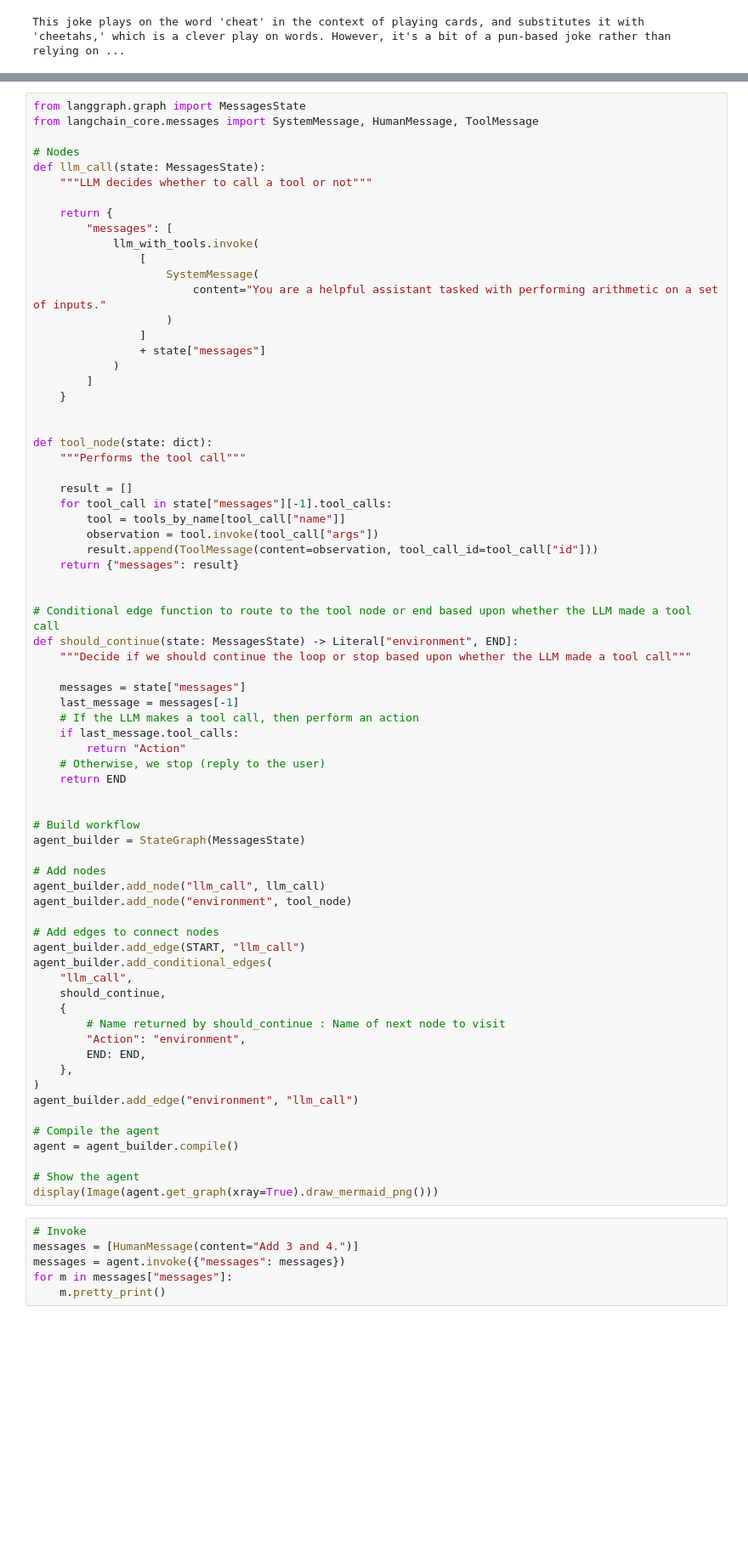
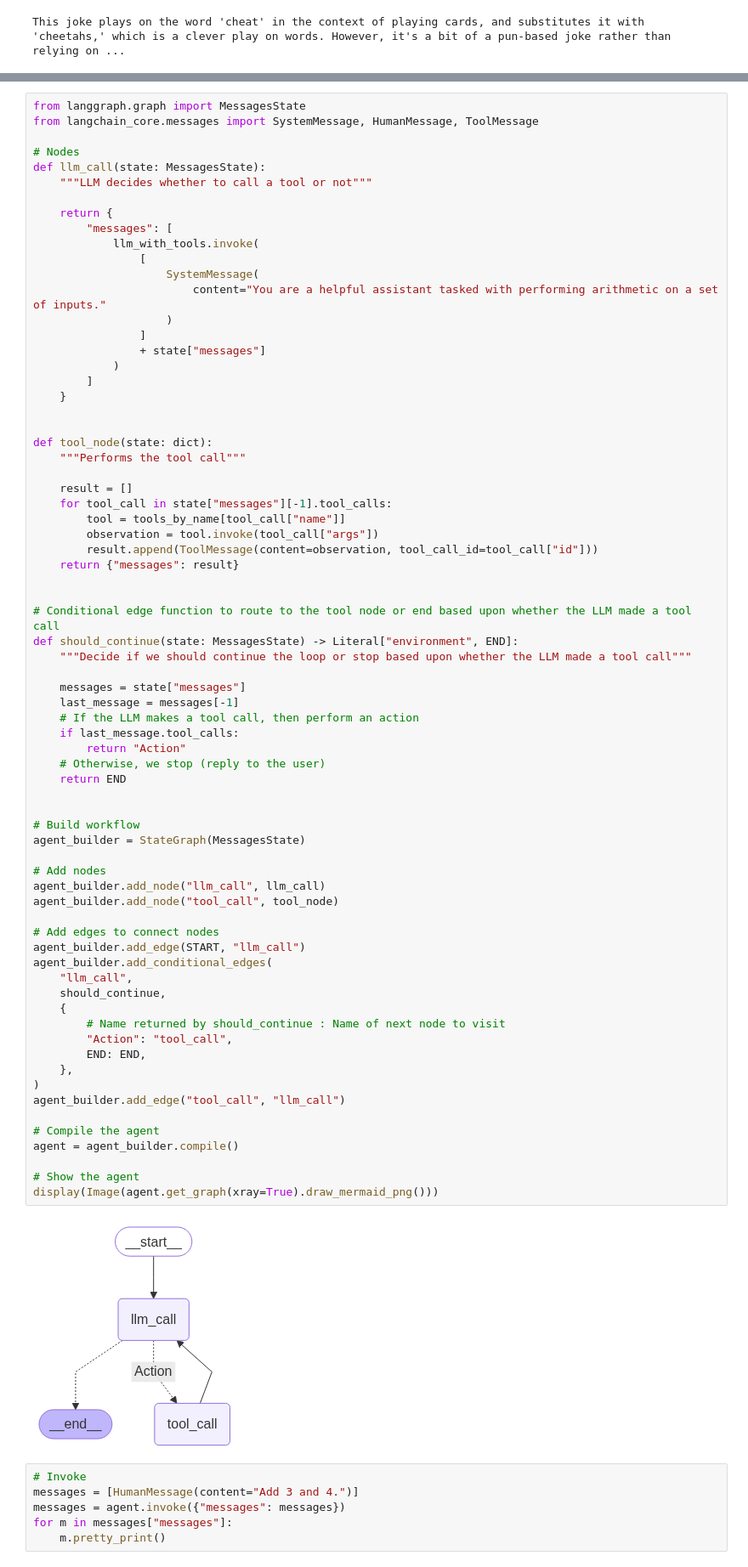
Before and after one commit to yeesem/LangGraph-AI-Agent, a Jupyter notebook: Workflow and Agent.ipynb, the cells around one changed output, grey strips where cells are left out. Shown: that part at 85% size. Saved outputs shown, nothing was run; the diff lists cells and outputs as text; blank space fills up the shorter version.

```diff
--- a/Workflow and Agent.ipynb
+++ b/Workflow and Agent.ipynb
@@ -721,36 +721,38 @@ def should_continue(state: MessagesState) -> Literal["environment", END]:
     last_message = messages[-1]
     # If the LLM makes a tool call, then perform an action
     if last_message.tool_calls:
         return "Action"
     # Otherwise, we stop (reply to the user)
     return END
 
 
 # Build workflow
 agent_builder = StateGraph(MessagesState)
 
 # Add nodes
 agent_builder.add_node("llm_call", llm_call)
-agent_builder.add_node("environment", tool_node)
+agent_builder.add_node("tool_call", tool_node)
 
 # Add edges to connect nodes
 agent_builder.add_edge(START, "llm_call")
 agent_builder.add_conditional_edges(
     "llm_call",
     should_continue,
     {
         # Name returned by should_continue : Name of next node to visit
-        "Action": "environment",
+        "Action": "tool_call",
         END: END,
     },
 )
-agent_builder.add_edge("environment", "llm_call")
+agent_builder.add_edge("tool_call", "llm_call")
 
 # Compile the agent
 agent = agent_builder.compile()
 
 # Show the agent
 display(Image(agent.get_graph(xray=True).draw_mermaid_png()))
+# %% [output]
+[figure, added]
 # %%
 # Invoke
 messages = [HumanMessage(content="Add 3 and 4.")]
```
Also changed, not shown: parts of 2 cells of this notebook.
